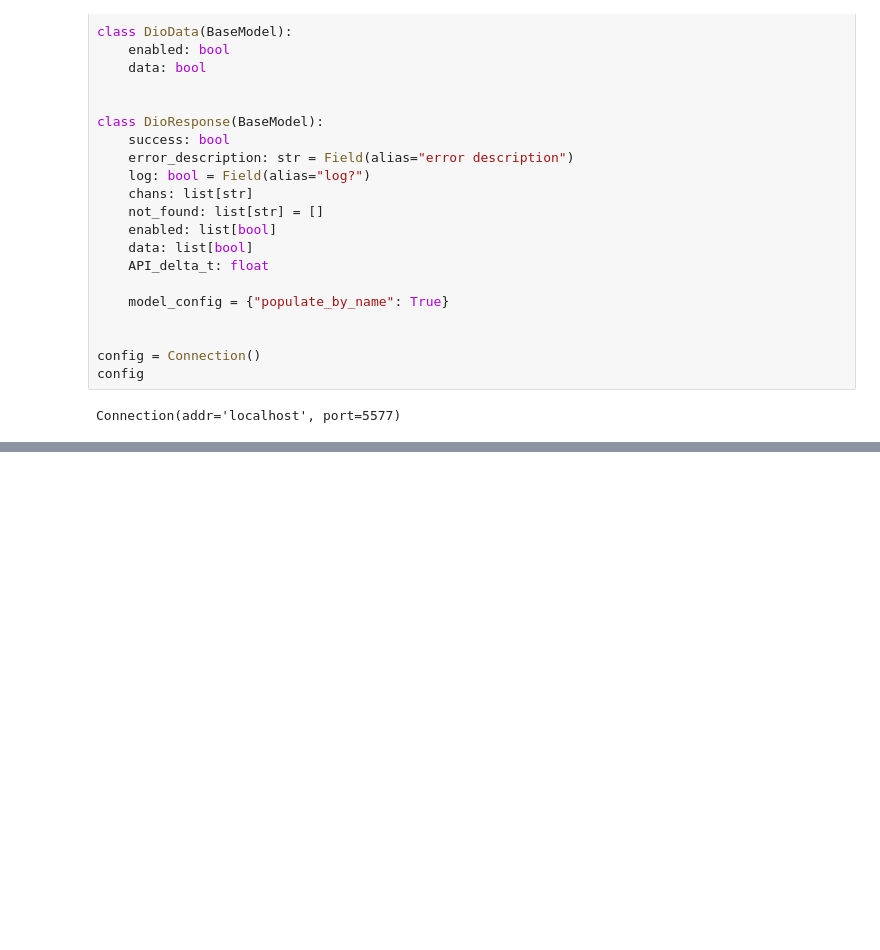
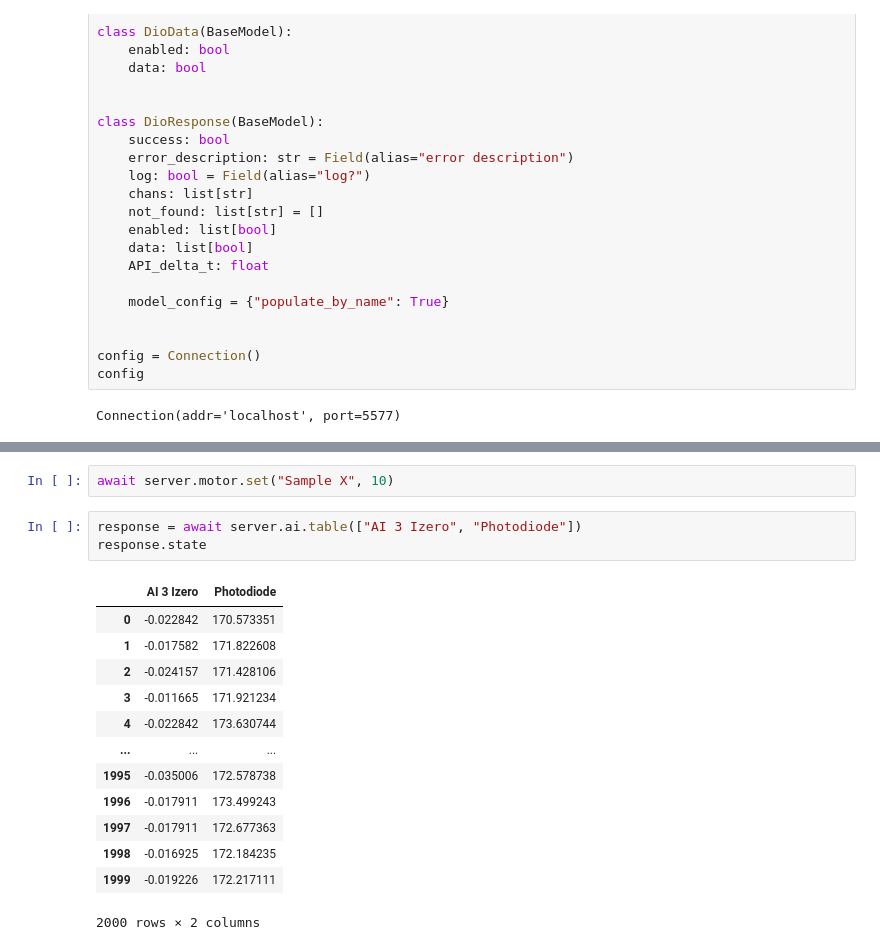
Before and after one commit to ALS-RSOXS/Resonance, a Jupyter notebook: server_setup.ipynb, the cells around one changed output, grey strips where cells are left out. Cells and saved outputs as stored; diff of their text form; blank space fills up the shorter version.

```diff
--- a/server_setup.ipynb
+++ b/server_setup.ipynb
@@ -189,0 +422,19 @@ MotorResponse(success=True, error_description='no error', log=False, not_found=[
+# %%
+await server.motor.set("Sample X", 10)
+# %%
+response = await server.ai.table(["AI 3 Izero", "Photodiode"])
+response.state
+# %% [output]
+|  | AI 3 Izero | Photodiode |
+| 0 | -0.022842 | 170.573351 |
+| 1 | -0.017582 | 171.822608 |
+| 2 | -0.024157 | 171.428106 |
+| 3 | -0.011665 | 171.921234 |
+| 4 | -0.022842 | 173.630744 |
+| ... | ... | ... |
+| 1995 | -0.035006 | 172.578738 |
+| 1996 | -0.017911 | 173.499243 |
+| 1997 | -0.017911 | 172.677363 |
+| 1998 | -0.016925 | 172.184235 |
+| 1999 | -0.019226 | 172.217111 |
+2000 rows × 2 columns
```
Also changed, not shown: parts of 7 cells of this notebook, 3 other files.
